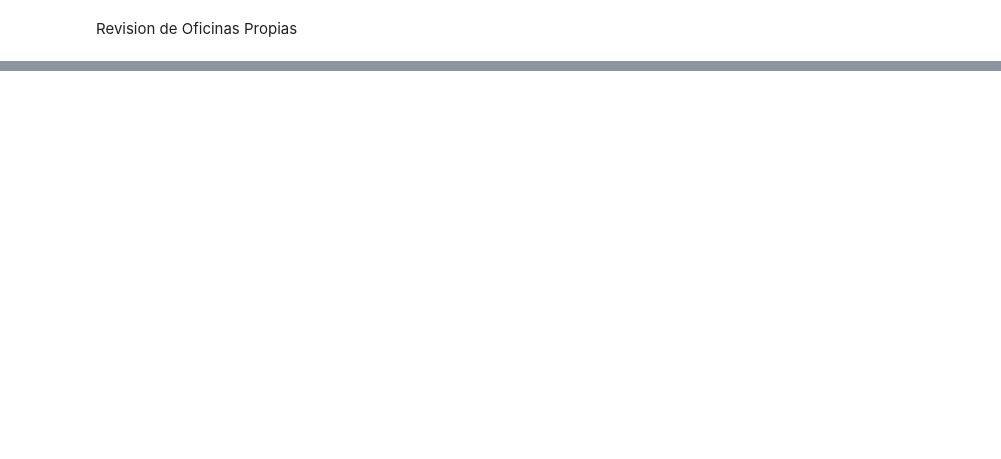
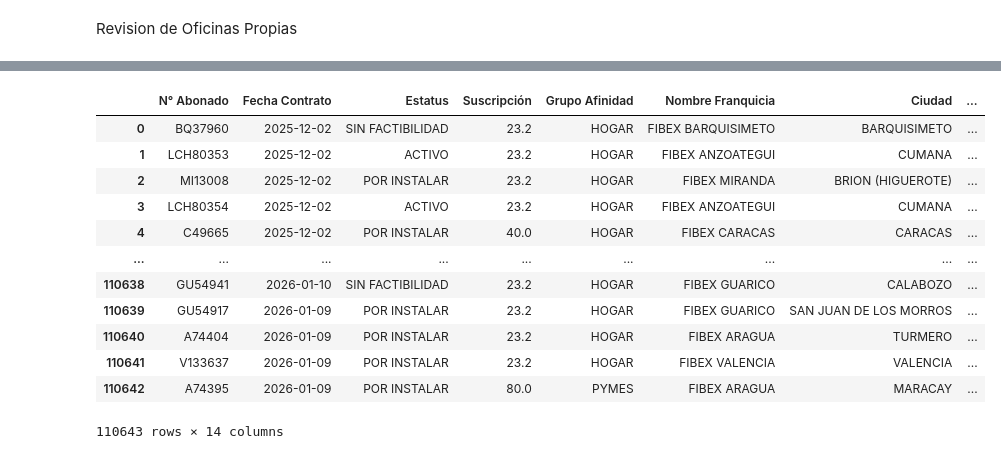
Before and after one commit to Artur030610/Data-Automated-Pipeline-Telecom, a Jupyter notebook: Ver_data.ipynb, the cells around one changed output, grey strips where cells are left out. Drawn from its saved outputs; the diff is of its cells as text; code cells hidden in the pictures; blank space fills up the shorter version.

```diff
--- a/Ver_data.ipynb
+++ b/Ver_data.ipynb
@@ -69,3 +48,28 @@ display(df_resultado.head(40))
+# %%
+import pandas as pd
+import os
+
+usuario_base= os.path.expanduser("~")
+ruta_gold_output = os.path.join(usuario_base, "Documents", "A-DataStack",
+    "01-Proyectos", "01-Data_PipelinesFibex", "02_Data_Lake",
+    "gold_data", "Ventas_Listado_Gold.parquet"
+)
+df = pd.read_parquet(ruta_gold_output)
+display(df)
+# %% [output]
+|  | N° Abonado | Fecha Contrato | Estatus | Suscripción | Grupo Afinidad | Nombre Franquicia | Ciudad | ... |
+| 0 | BQ37960 | 2025-12-02 | SIN FACTIBILIDAD | 23.2 | HOGAR | FIBEX BARQUISIMETO | BARQUISIMETO | ... |
+| 1 | LCH80353 | 2025-12-02 | ACTIVO | 23.2 | HOGAR | FIBEX ANZOATEGUI | CUMANA | ... |
+| 2 | MI13008 | 2025-12-02 | POR INSTALAR | 23.2 | HOGAR | FIBEX MIRANDA | BRION (HIGUEROTE) | ... |
+| 3 | LCH80354 | 2025-12-02 | ACTIVO | 23.2 | HOGAR | FIBEX ANZOATEGUI | CUMANA | ... |
+| 4 | C49665 | 2025-12-02 | POR INSTALAR | 40.0 | HOGAR | FIBEX CARACAS | CARACAS | ... |
+| ... | ... | ... | ... | ... | ... | ... | ... | ... |
+| 110638 | GU54941 | 2026-01-10 | SIN FACTIBILIDAD | 23.2 | HOGAR | FIBEX GUARICO | CALABOZO | ... |
+| 110639 | GU54917 | 2026-01-09 | POR INSTALAR | 23.2 | HOGAR | FIBEX GUARICO | SAN JUAN DE LOS MORROS | ... |
+| 110640 | A74404 | 2026-01-09 | POR INSTALAR | 23.2 | HOGAR | FIBEX ARAGUA | TURMERO | ... |
+| 110641 | V133637 | 2026-01-09 | POR INSTALAR | 23.2 | HOGAR | FIBEX VALENCIA | VALENCIA | ... |
+| 110642 | A74395 | 2026-01-09 | POR INSTALAR | 80.0 | PYMES | FIBEX ARAGUA | MARACAY | ... |
+110643 rows × 14 columns
 # %%
 import pandas as pd
 import os
```
Also changed, not shown: parts of 9 cells of this notebook, 21 other files.
